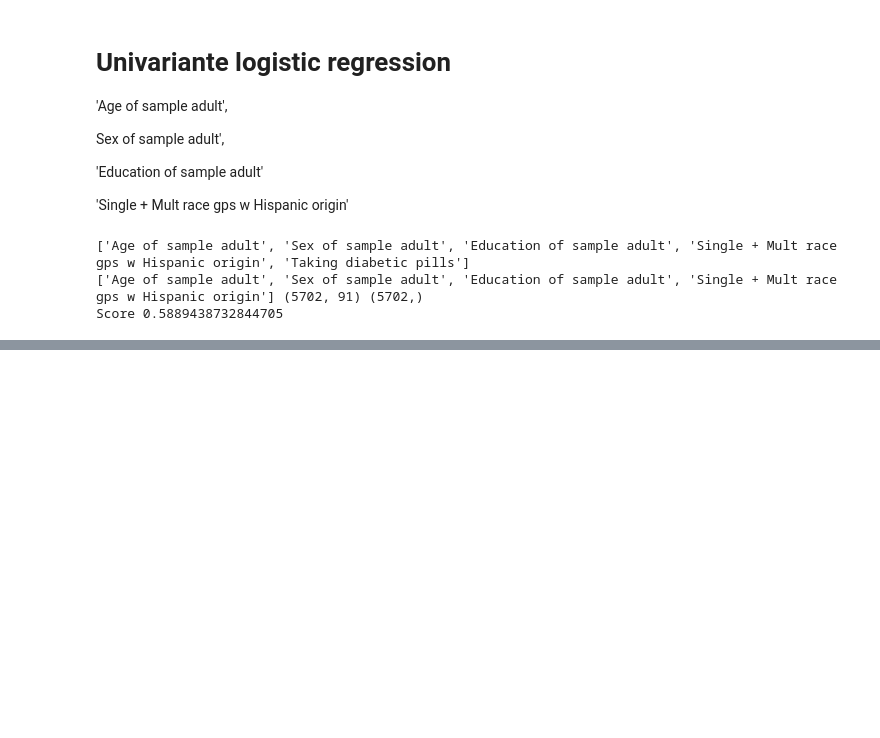
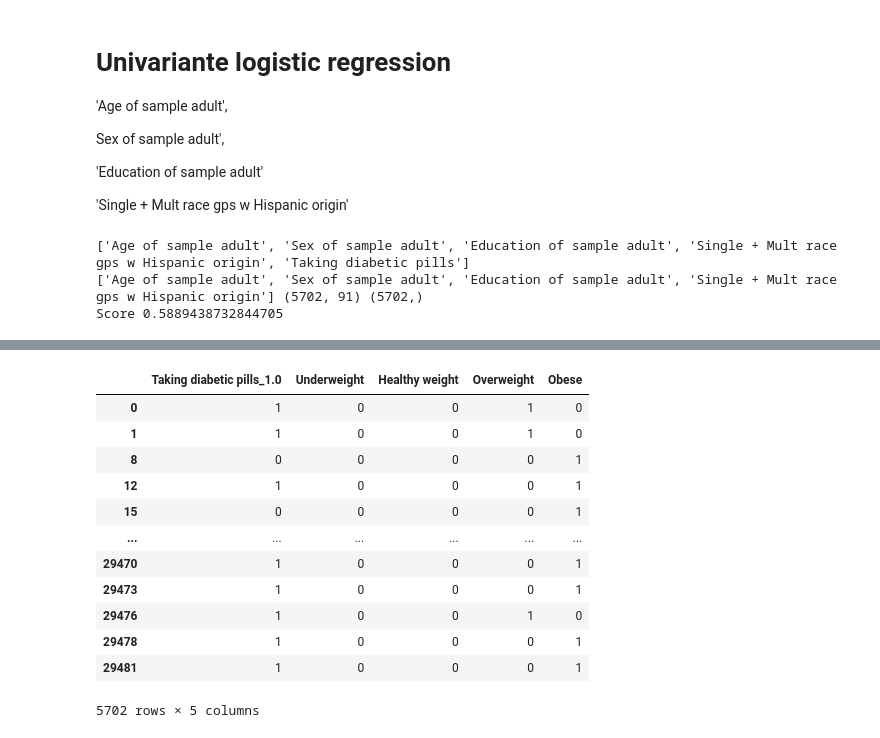
Before and after one commit to amyylin1/Drops_of_Jupyter, a Jupyter notebook: cleaned2.ipynb, the cells around one changed output, grey strips where cells are left out. Saved outputs shown, nothing was run; the diff lists cells and outputs as text; code cells hidden in the pictures; blank space fills up the shorter version.

```diff
--- a/cleaned2.ipynb
+++ b/cleaned2.ipynb
@@ -558,0 +654,20 @@ Score 0.5889438732844705
+# %%
+clean_bmi4 = clean_bmi3.rename( columns ={ 'Categorical Body Mass Index_1' : 'Underweight',
+                                          'Categorical Body Mass Index_2' : 'Healthy weight',
+                                          'Categorical Body Mass Index_3' : 'Overweight',
+                                          'Categorical Body Mass Index_4' : 'Obese' } )
+clean_bmi4
+# %% [output]
+|  | Taking diabetic pills_1.0 | Underweight | Healthy weight | Overweight | Obese |
+| 0 | 1 | 0 | 0 | 1 | 0 |
+| 1 | 1 | 0 | 0 | 1 | 0 |
+| 8 | 0 | 0 | 0 | 0 | 1 |
+| 12 | 1 | 0 | 0 | 0 | 1 |
+| 15 | 0 | 0 | 0 | 0 | 1 |
+| ... | ... | ... | ... | ... | ... |
+| 29470 | 1 | 0 | 0 | 0 | 1 |
+| 29473 | 1 | 0 | 0 | 0 | 1 |
+| 29476 | 1 | 0 | 0 | 1 | 0 |
+| 29478 | 1 | 0 | 0 | 0 | 1 |
+| 29481 | 1 | 0 | 0 | 0 | 1 |
+5702 rows × 5 columns
```
Also changed, not shown: parts of 9 cells of this notebook.
